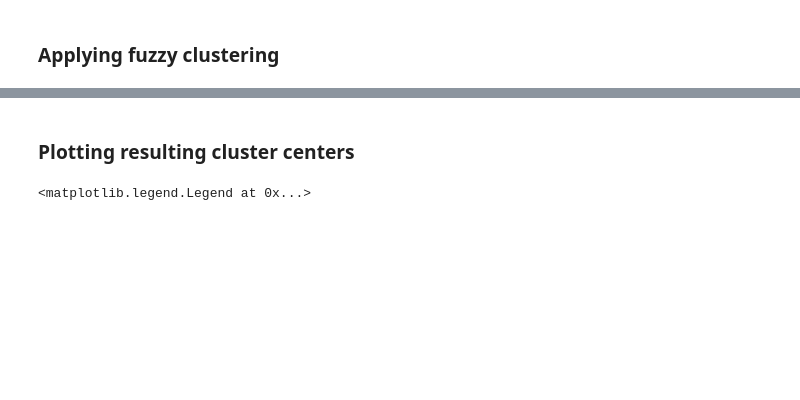
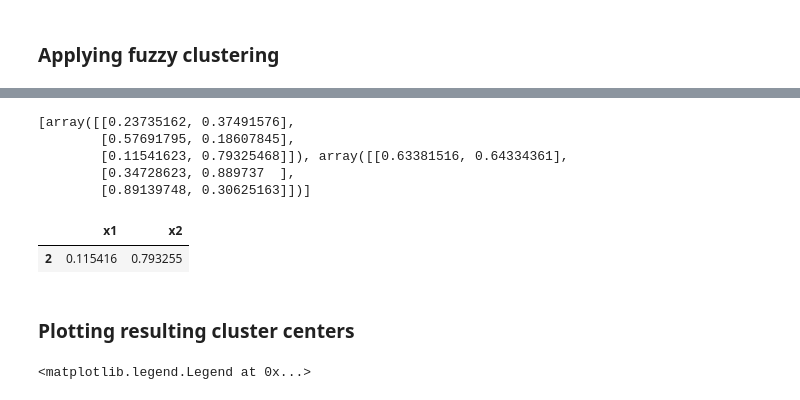
Before and after one commit to Donkeybobo/fuzzyclustering, a Jupyter notebook: analysis.ipynb, the cells around one changed output, grey strips where cells are left out. Saved outputs shown, nothing was run; the diff lists cells and outputs as text; code cells hidden in the pictures; blank space fills up the shorter version.

```diff
--- a/analysis.ipynb
+++ b/analysis.ipynb
@@ -61,3 +63,30 @@ centers_c1, centers_c2
+# %%
+centers_c1_df = pd.DataFrame(centers_c1)
+num_rules_c1 = len(centers_c1)
+centers_c1_df.columns = ['x' + str(i + 1) for i in range(len(centers_c1[0]))]
+centers_c1_df['class_label'] = 'Y1'
+
+centers_c2_df = pd.DataFrame(centers_c2)
+num_rules_c2 = len(centers_c2)
+centers_c2_df.columns = ['x' + str(i + 1) for i in range(len(centers_c2[0]))]
+centers_c2_df['class_label'] = 'Y2'
+# %%
+all_class_centers = []
+all_class_centers.append(centers_c1)
+all_class_centers.append(centers_c2)
+
+all_class_centers
+# %% [output]
+[array([[0.23735162, 0.37491576],
+        [0.57691795, 0.18607845],
+        [0.11541623, 0.79325468]]), array([[0.63381516, 0.64334361],
+        [0.34728623, 0.889737  ],
+        [0.89139748, 0.30625163]])]
+# %%
+centers_c1_df.loc[:, centers_c1_df.columns != 'class_label'].iloc[[2]]
+# %% [output]
+|  | x1 | x2 |
+| 2 | 0.115416 | 0.793255 |
 # %% [markdown]
 ### Plotting resulting cluster centers
 # %%
```
Also changed, not shown: parts of 17 cells of this notebook, 1 other file.
